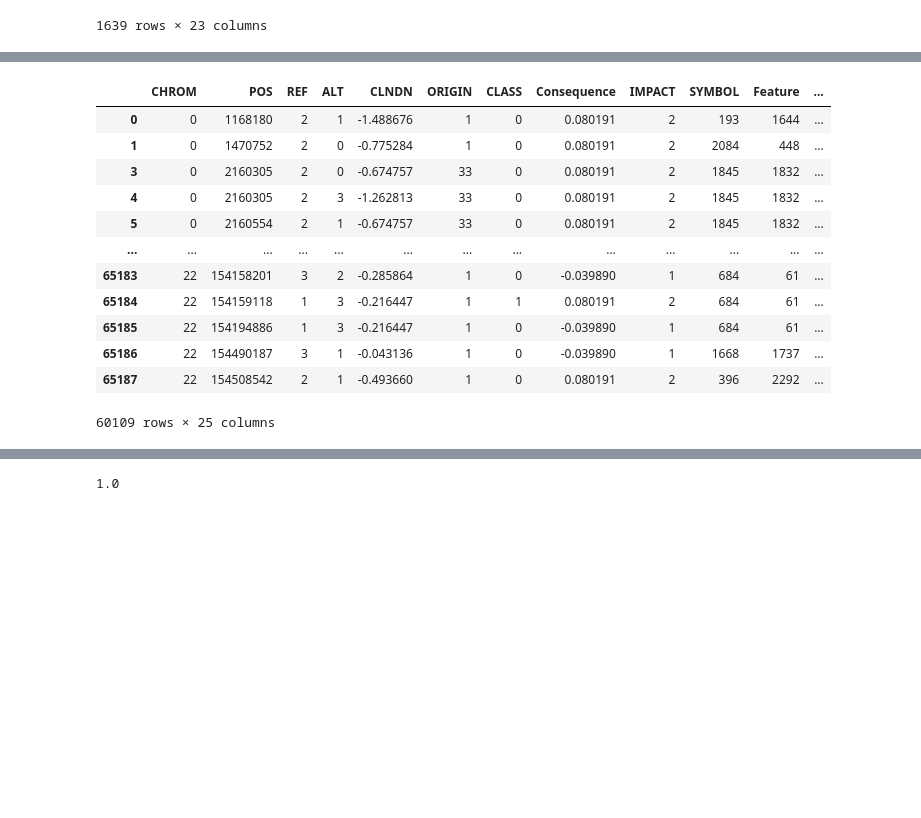
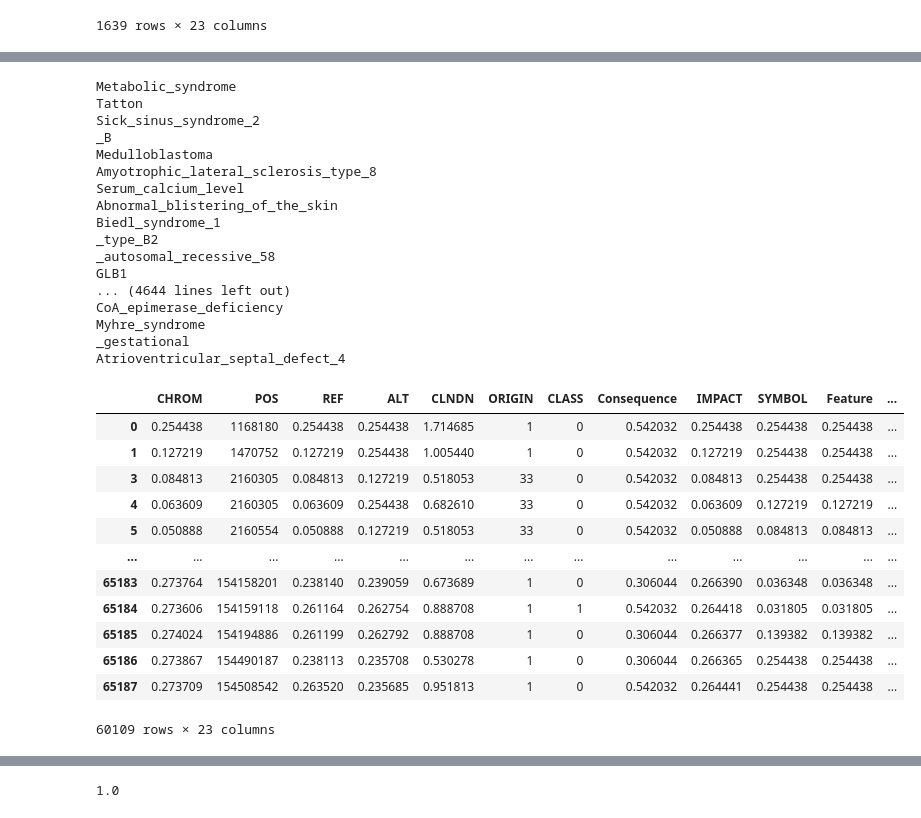
Before and after one commit to angelpuerta/genetic_variants, a Jupyter notebook: 4_designing_model.ipynb, the cells around one changed output, grey strips where cells are left out. Cells and saved outputs as stored; diff of their text form; code cells hidden in the pictures; blank space fills up the shorter version.

```diff
--- a/4_designing_model.ipynb
+++ b/4_designing_model.ipynb
@@ -51,8 +52,9 @@ data
 # %%
 training_data = data.copy()
 
-encode = ["CHROM", "REF", "ALT", "IMPACT", "SYMBOL", "Feature", "Amino_acids", "STRAND", "SIFT", "Amino_acids_target", "PolyPhen", "BLOSUM", "IS_EXON"]
-training_data[encode] = training_data[encode].apply(LabelEncoder().fit_transform)
+encode = ["CHROM", "REF", "ALT", "IMPACT", "SYMBOL", "Feature", "Amino_acids", "SIFT", "Amino_acids_target", "PolyPhen"]
+# training_data[encode] = training_data[encode].apply(LabelEncoder().fit_transform)
+training_data[encode] = CatBoostEncoder(cols=encode).fit_transform(training_data[encode], training_data["CLASS"])
 training_data
 # %% [output]
 |  | CHROM | POS | REF | ALT | CLNDN | ORIGIN | CLASS | Consequence | IMPACT | SYMBOL | Feature | ... |
@@ -149,10 +164,10 @@ encoder.fit_transform(data.drop(columns="CLASS"), data["CLASS"])["REF"].hist()
 # %%
 training_data["Consequence_values"] = pd.Series(np.zeros(training_data.tail(1).index+1), dtype='float')
 training_data["Consequence_cat"] = pd.Series(dtype='bool')
-encoder = WOEEncoder(cols=["Consequence_cat"])
 for consequence in Consequence_values:
-    training_data["Consequence_cat"] = training_data["Consequence"].apply(lambda x: consequence in x)
-    training_data["Consequence_wao"] = encoder.fit_transform(training_data["Consequence_cat"], training_data["CLASS"])
+    training_data["Consequence_cat"] = training_data["Consequence"].apply(lambda x: 1 if consequence in x else 0)
+    mean = training_data["Consequence_cat"].sum()/len(training_data["Consequence_cat"])
+    training_data["Consequence_wao"] = training_data["Consequence_cat"].apply(lambda x: mean if x == 1 else 0)
     training_data["Consequence_values"] = training_data["Consequence_values"] + training_data["Consequence_wao"]
 
 training_data["Consequence_len"] = training_data["Consequence"].apply(literal_eval).apply(len)
@@ -176,28 +207,46 @@ training_data
 # %%
 training_data["CLNDN_values"] = pd.Series(np.zeros(training_data.tail(1).index+1), dtype='float')
 training_data["CLNDN_cat"] = pd.Series(dtype='bool')
-encoder = WOEEncoder(cols=["CLNDN_cat"])
 for clndn in CLNDN_values:
-    training_data["CLNDN_cat"] = training_data["CLNDN"].apply(lambda x: clndn in x)
-    training_data["CLNDN_wao"] = encoder.fit_transform(training_data["CLNDN_cat"], training_data["CLASS"])
+    print(clndn)
+    training_data["CLNDN_cat"] = training_data["CLNDN"].apply(lambda x: 1 if clndn in x else 0)
+    mean = training_data["CLNDN_cat"].sum()/len(training_data["CLNDN_cat"])
+    training_data["CLNDN_wao"] = training_data["CLNDN_cat"].apply(lambda x: mean if x == 1 else 0)
     training_data["CLNDN_values"] = training_data["CLNDN_values"] + training_data["CLNDN_wao"]
 
 training_data["CLNDN_len"] = training_data["CLNDN"].apply(literal_eval).apply(len)
 training_data["CLNDN"] = training_data["CLNDN_values"] / training_data["CLNDN_len"]
-training_data = training_data.drop(columns=["CLNDN_values", "CLNDN_cat", "CLNDN_wao"])
+training_data = training_data.drop(columns=["CLNDN_values", "CLNDN_len", "CLNDN_cat", "CLNDN_wao"])
 training_data
 # %% [output]
+Metabolic_syndrome
+Tatton
+Sick_sinus_syndrome_2
+_B
+Medulloblastoma
+Amyotrophic_lateral_sclerosis_type_8
+Serum_calcium_level
+Abnormal_blistering_of_the_skin
+Biedl_syndrome_1
+_type_B2
+_autosomal_recessive_58
+GLB1
+... (4644 lines left out)
+CoA_epimerase_deficiency
+Myhre_syndrome
+_gestational
+Atrioventricular_septal_defect_4
 |  | CHROM | POS | REF | ALT | CLNDN | ORIGIN | CLASS | Consequence | IMPACT | SYMBOL | Feature | ... |
-| 0 | 0 | 1168180 | 2 | 1 | -1.488676 | 1 | 0 | 0.080191 | 2 | 193 | 1644 | ... |
-| 1 | 0 | 1470752 | 2 | 0 | -0.775284 | 1 | 0 | 0.080191 | 2 | 2084 | 448 | ... |
-| 3 | 0 | 2160305 | 2 | 0 | -0.674757 | 33 | 0 | 0.080191 | 2 | 1845 | 1832 | ... |
-| 4 | 0 | 2160305 | 2 | 3 | -1.262813 | 33 | 0 | 0.080191 | 2 | 1845 | 1832 | ... |
-| 5 | 0 | 2160554 | 2 | 1 | -0.674757 | 33 | 0 | 0.080191 | 2 | 1845 | 1832 | ... |
+| 0 | 0.254438 | 1168180 | 0.254438 | 0.254438 | 1.714685 | 1 | 0 | 0.542032 | 0.254438 | 0.254438 | 0.254438 | ... |
+| 1 | 0.127219 | 1470752 | 0.127219 | 0.254438 | 1.005440 | 1 | 0 | 0.542032 | 0.127219 | 0.254438 | 0.254438 | ... |
+| 3 | 0.084813 | 2160305 | 0.084813 | 0.127219 | 0.518053 | 33 | 0 | 0.542032 | 0.084813 | 0.254438 | 0.254438 | ... |
+| 4 | 0.063609 | 2160305 | 0.063609 | 0.254438 | 0.682610 | 33 | 0 | 0.542032 | 0.063609 | 0.127219 | 0.127219 | ... |
+| 5 | 0.050888 | 2160554 | 0.050888 | 0.127219 | 0.518053 | 33 | 0 | 0.542032 | 0.050888 | 0.084813 | 0.084813 | ... |
 | ... | ... | ... | ... | ... | ... | ... | ... | ... | ... | ... | ... | ... |
-| 65183 | 22 | 154158201 | 3 | 2 | -0.285864 | 1 | 0 | -0.039890 | 1 | 684 | 61 | ... |
-| 65184 | 22 | 154159118 | 1 | 3 | -0.216447 | 1 | 1 | 0.080191 | 2 | 684 | 61 | ... |
-| 65185 | 22 | 154194886 | 1 | 3 | -0.216447 | 1 | 0 | -0.039890 | 1 | 684 | 61 | ... |
-| 65186 | 22 | 154490187 | 3 | 1 | -0.043136 | 1 | 0 | -0.039890 | 1 | 1668 | 1737 | ... |
-| 65187 | 22 | 154508542 | 2 | 1 | -0.493660 | 1 | 0 | 0.080191 | 2 | 396 | 2292 | ... |
+| 65183 | 0.273764 | 154158201 | 0.238140 | 0.239059 | 0.673689 | 1 | 0 | 0.306044 | 0.266390 | 0.036348 | 0.036348 | ... |
+| 65184 | 0.273606 | 154159118 | 0.261164 | 0.262754 | 0.888708 | 1 | 1 | 0.542032 | 0.264418 | 0.031805 | 0.031805 | ... |
+| 65185 | 0.274024 | 154194886 | 0.261199 | 0.262792 | 0.888708 | 1 | 0 | 0.306044 | 0.266377 | 0.139382 | 0.139382 | ... |
+| 65186 | 0.273867 | 154490187 | 0.238113 | 0.235708 | 0.530278 | 1 | 0 | 0.306044 | 0.266365 | 0.254438 | 0.254438 | ... |
+| 65187 | 0.273709 | 154508542 | 0.263520 | 0.235685 | 0.951813 | 1 | 0 | 0.542032 | 0.264441 | 0.254438 | 0.254438 | ... |
-60109 rows × 25 columns
+60109 rows × 23 columns
 # %%
```
Also changed, not shown: parts of 40 cells of this notebook, 2 other files.
